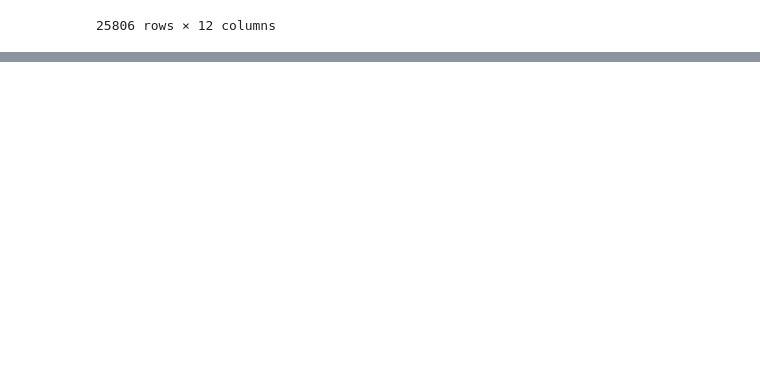
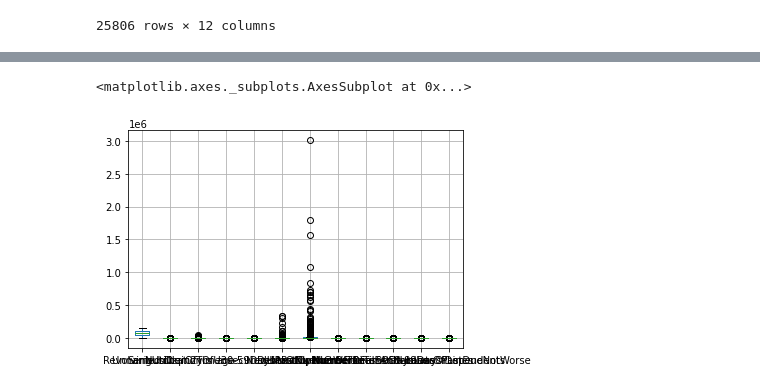
Before and after one commit to tranhuuan170302/Tran-Huu-An-data-analyst, a Jupyter notebook: phân_tích_review_của_khách_hàng.ipynb, the cells around one changed output, grey strips where cells are left out. Drawn from its saved outputs; the diff is of its cells as text; code cells hidden in the pictures; blank space fills up the shorter version.

```diff
--- a/phân_tích_review_của_khách_hàng.ipynb
+++ b/phân_tích_review_của_khách_hàng.ipynb
@@ -154,0 +179,2 @@ s_scaler = StandardScaler()
+# %%
+df2 = df.interpolate(axis=1)
@@ -154,0 +219,5 @@ s_scaler = StandardScaler()
+# %%
+df2.boxplot()
+# %% [output]
+<matplotlib.axes._subplots.AxesSubplot at 0x...>
+[figure, added]
```
Also changed, not shown: parts of 26 cells of this notebook.
